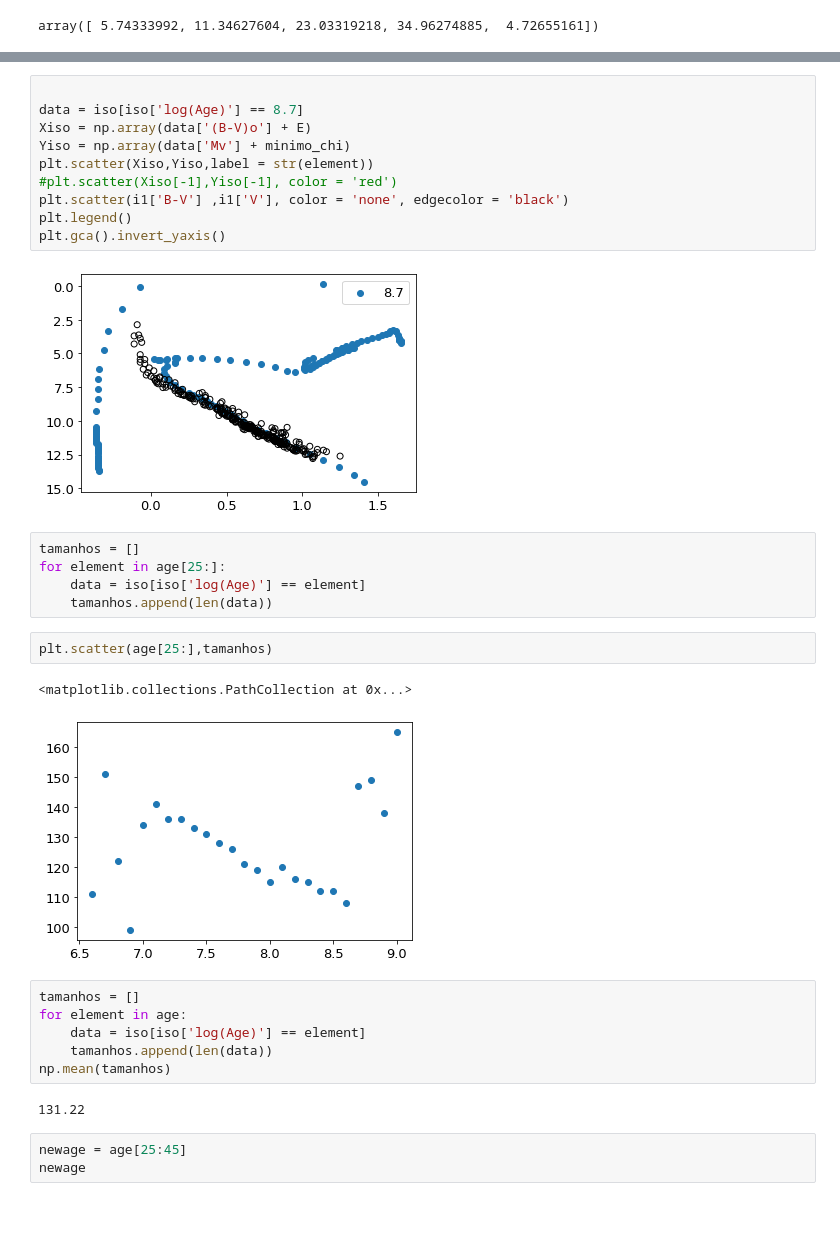
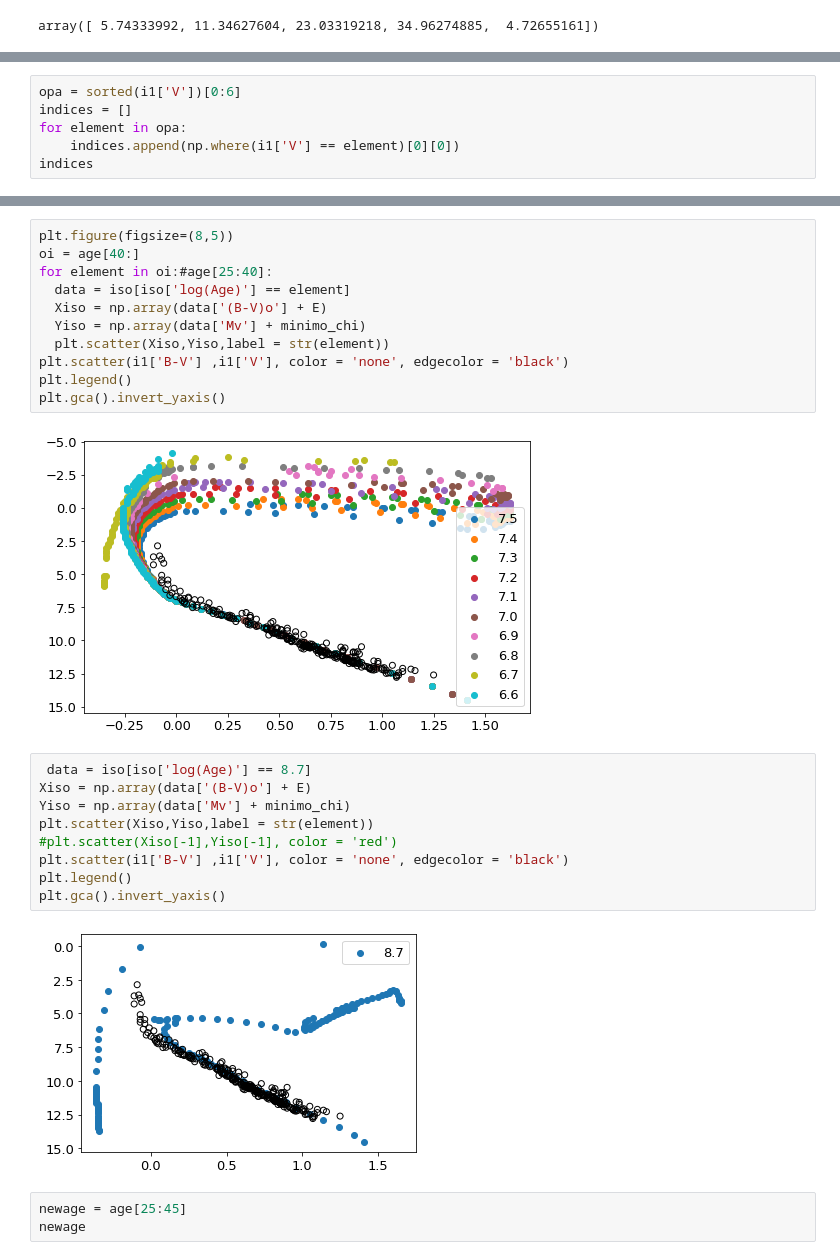
Before and after one commit to jppirest/mw_substructures, a Jupyter notebook: dados/Ag_Simulados/P3/M45/parte2.ipynb, the cells around one changed output, grey strips where cells are left out. Cells and saved outputs as stored; diff of their text form; blank space fills up the shorter version.

```diff
--- a/dados/Ag_Simulados/P3/M45/parte2.ipynb
+++ b/dados/Ag_Simulados/P3/M45/parte2.ipynb
@@ -280,0 +321,6 @@ plt.gca().invert_yaxis()
+# %%
+opa = sorted(i1['V'])[0:6]
+indices = []
+for element in opa:
+    indices.append(np.where(i1['V'] == element)[0][0])
+indices
@@ -281,6 +339,18 @@ plt.gca().invert_yaxis()
+# %%
+plt.figure(figsize=(8,5))
+oi = age[40:]
+for element in oi:#age[25:40]:
+  data = iso[iso['log(Age)'] == element]
+  Xiso = np.array(data['(B-V)o'] + E)
+  Yiso = np.array(data['Mv'] + minimo_chi)
+  plt.scatter(Xiso,Yiso,label = str(element))
+plt.scatter(i1['B-V'] ,i1['V'], color = 'none', edgecolor = 'black')
+plt.legend()
+plt.gca().invert_yaxis()
+# %% [output]
+[figure, added]
 # %%
-
-data = iso[iso['log(Age)'] == 8.7]
+ data = iso[iso['log(Age)'] == 8.7]
 Xiso = np.array(data['(B-V)o'] + E)
 Yiso = np.array(data['Mv'] + minimo_chi)
 plt.scatter(Xiso,Yiso,label = str(element))
@@ -290,24 +360,6 @@ plt.legend()
 plt.gca().invert_yaxis()
 # %% [output]
 [figure]
-# %%
-tamanhos = []
-for element in age[25:]:
-    data = iso[iso['log(Age)'] == element]
-    tamanhos.append(len(data))
-# %%
-plt.scatter(age[25:],tamanhos)
-# %% [output]
-<matplotlib.collections.PathCollection at 0x...>
-[figure, removed]
-# %%
-tamanhos = []
-for element in age:
-    data = iso[iso['log(Age)'] == element]
-    tamanhos.append(len(data))
-np.mean(tamanhos)
-# %% [output]
-131.22
 # %%
 newage = age[25:45]
 newage
```
Also changed, not shown: parts of 5 cells of this notebook.
